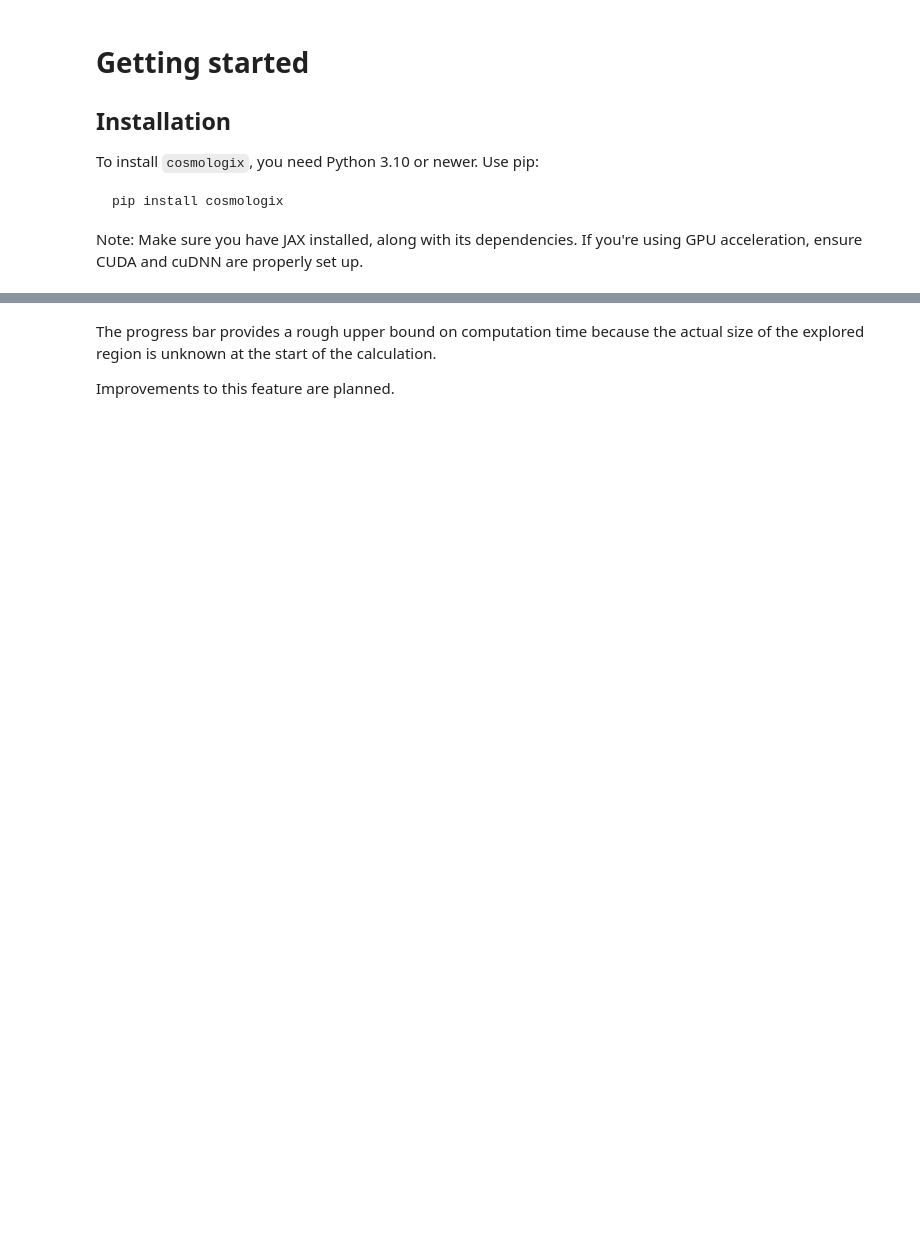
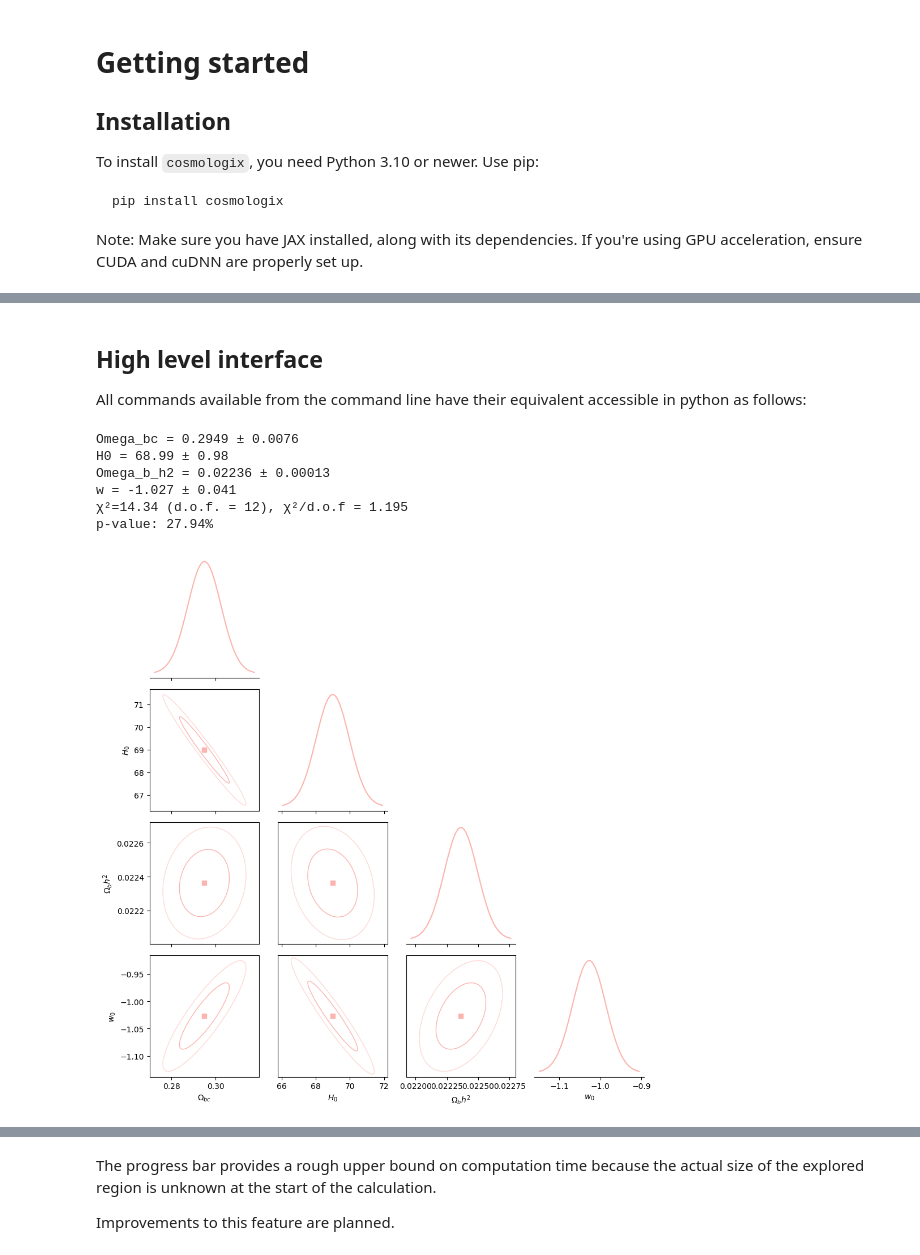
Before and after one commit to betoule/cosmologix, a Jupyter notebook: doc/book/basic.ipynb, the cells around one changed output, grey strips where cells are left out. Saved outputs shown, nothing was run; the diff lists cells and outputs as text; code cells hidden in the pictures; blank space fills up the shorter version.

```diff
--- a/doc/book/basic.ipynb
+++ b/doc/book/basic.ipynb
@@ -12,0 +32,15 @@ Note: Make sure you have JAX installed, along with its dependencies. If you're u
+# %% [markdown]
+## High level interface
+
+All commands available from the command line have their equivalent accessible in python as follows:
+# %%
+from cosmologix import cli
+bestfit = cli.fit(prior_names=['PR4', 'DESIDR2'], cosmology='FwCDM', show=True)
+# %% [output]
+Omega_bc = 0.2949 ± 0.0076
+H0 = 68.99 ± 0.98
+Omega_b_h2 = 0.02236 ± 0.00013
+w = -1.027 ± 0.041
+χ²=14.34 (d.o.f. = 12), χ²/d.o.f = 1.195
+p-value: 27.94%
+[figure, added]
```
Also changed, not shown: parts of 10 cells of this notebook, 2 other files.
